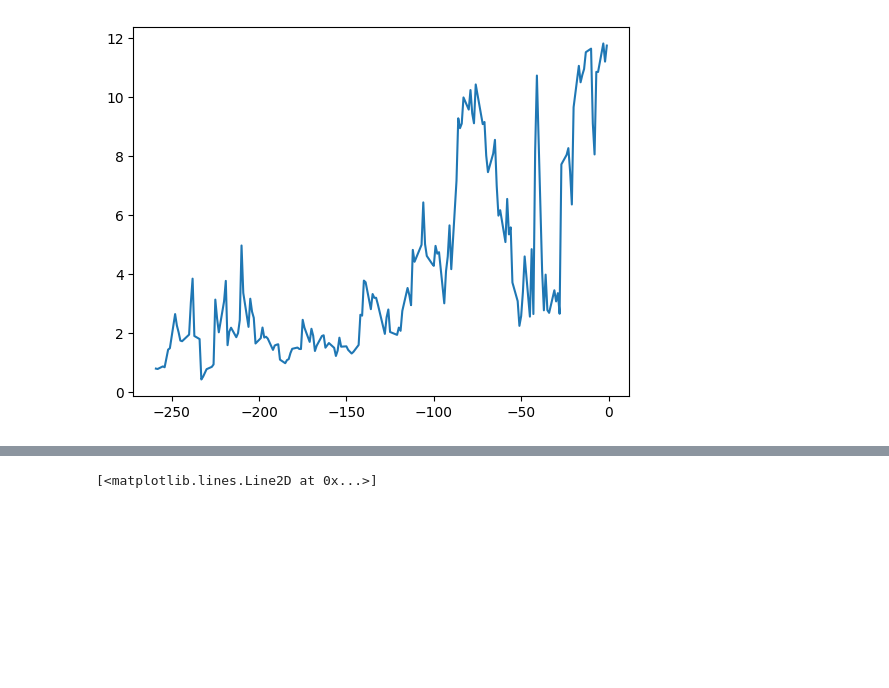
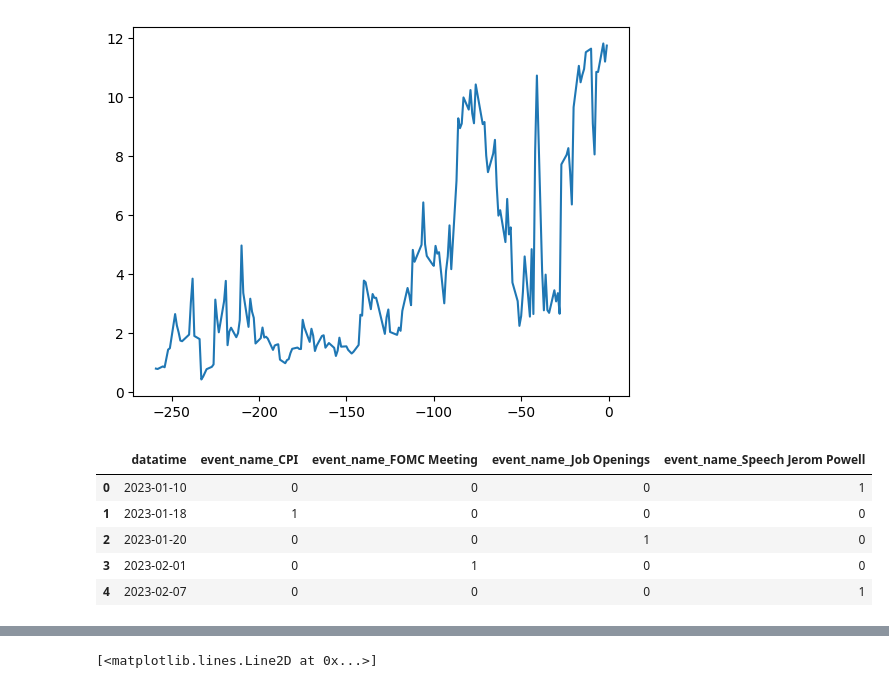
Before and after one commit to Sharkyboy51/CME_FedWatch_Research, a Jupyter notebook: part1_exploration.ipynb, the cells around one changed output, grey strips where cells are left out. Cells and saved outputs as stored; diff of their text form; code cells hidden in the pictures; blank space fills up the shorter version.

```diff
--- a/part1_exploration.ipynb
+++ b/part1_exploration.ipynb
@@ -304,3 +243,13 @@ plt.plot(df_full['days_until_meeting']*-1,df_full['row_kurtosis'])
 # %% [output]
 [<matplotlib.lines.Line2D at 0x...>]
 [figure]
+# %%
+events_df = pd.get_dummies(binary_events.set_index('datatime'), dtype=int).reset_index()
+events_df.head()
+# %% [output]
+|  | datatime | event_name_CPI | event_name_FOMC Meeting | event_name_Job Openings | event_name_Speech Jerom Powell |
+| 0 | 2023-01-10 | 0 | 0 | 0 | 1 |
+| 1 | 2023-01-18 | 1 | 0 | 0 | 0 |
+| 2 | 2023-01-20 | 0 | 0 | 1 | 0 |
+| 3 | 2023-02-01 | 0 | 1 | 0 | 0 |
+| 4 | 2023-02-07 | 0 | 0 | 0 | 1 |
```
Also changed, not shown: parts of 18 cells of this notebook.
